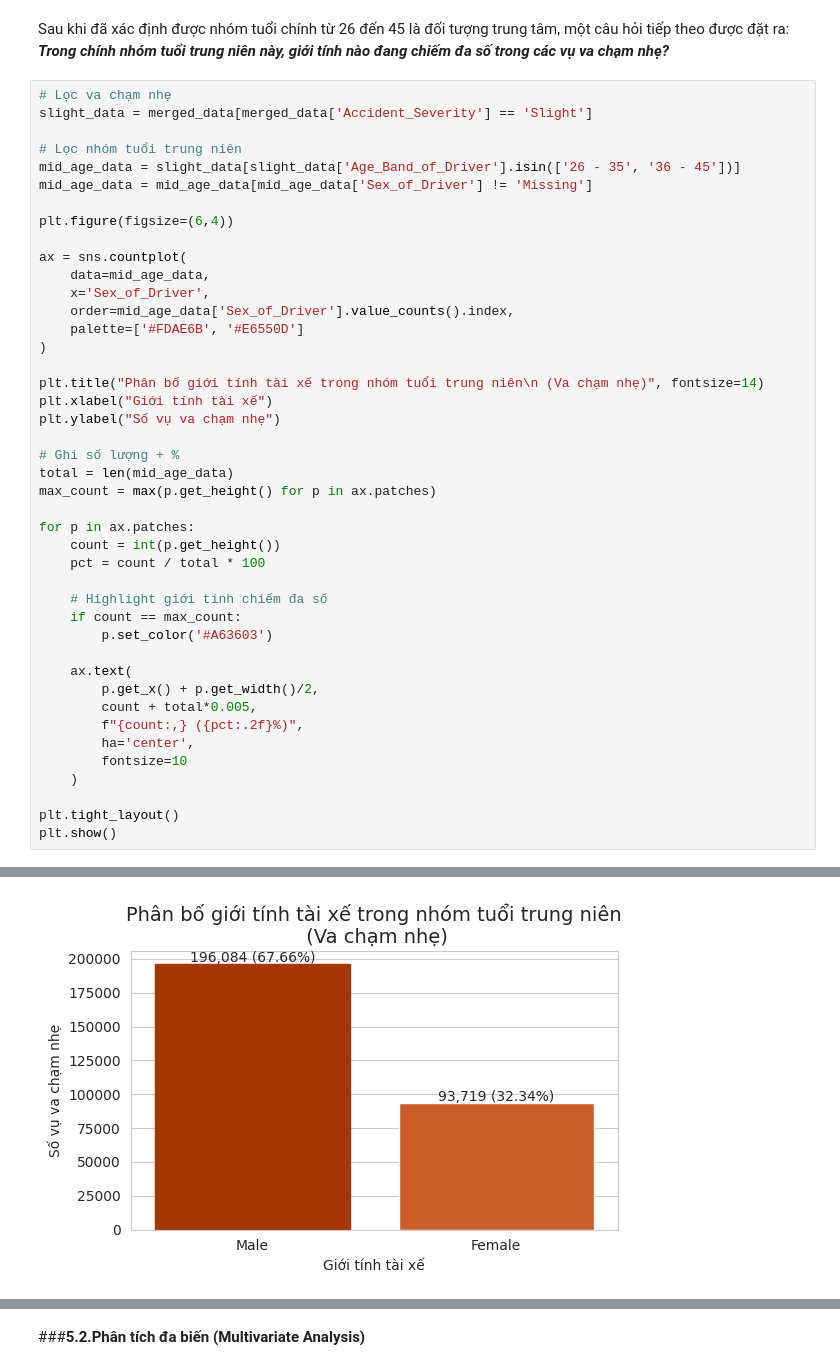
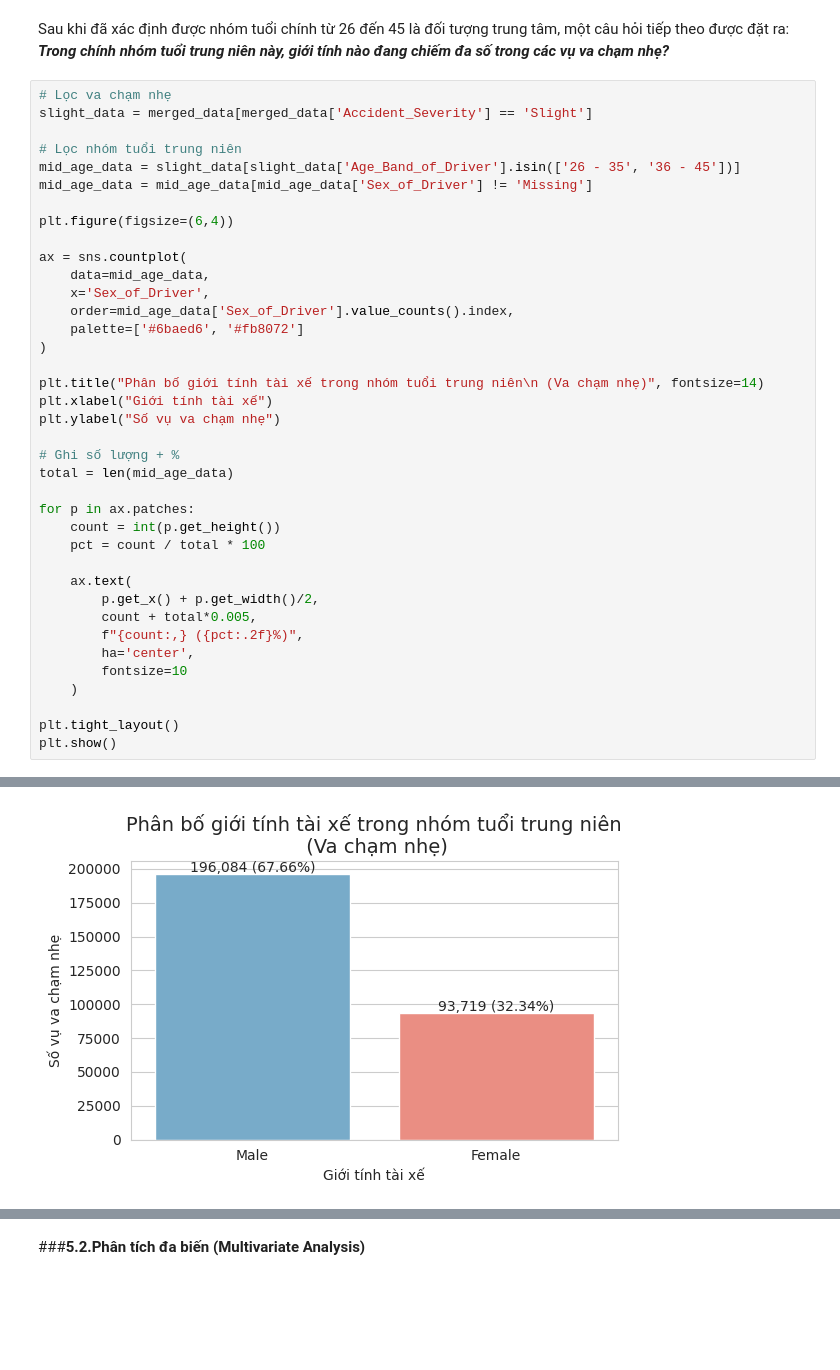
Before and after one commit to mihhwiNick/DA_project, a Jupyter notebook: UK_Road_Traffic_Accident_DA.ipynb, the cells around one changed output, grey strips where cells are left out. Cells and saved outputs as stored; diff of their text form; blank space fills up the shorter version.

```diff
--- a/UK_Road_Traffic_Accident_DA.ipynb
+++ b/UK_Road_Traffic_Accident_DA.ipynb
@@ -1467,37 +1467,32 @@ ax = sns.countplot(
     data=mid_age_data,
     x='Sex_of_Driver',
     order=mid_age_data['Sex_of_Driver'].value_counts().index,
-    palette=['#FDAE6B', '#E6550D']
+    palette=['#6baed6', '#fb8072']
 )
 
 plt.title("Phân bố giới tính tài xế trong nhóm tuổi trung niên\n (Va chạm nhẹ)", fontsize=14)
 plt.xlabel("Giới tính tài xế")
 plt.ylabel("Số vụ va chạm nhẹ")
 
 # Ghi số lượng + %
 total = len(mid_age_data)
-max_count = max(p.get_height() for p in ax.patches)
 
 for p in ax.patches:
     count = int(p.get_height())
     pct = count / total * 100
-
-    # Highlight giới tính chiếm đa số
-    if count == max_count:
-        p.set_color('#A63603')
 
     ax.text(
         p.get_x() + p.get_width()/2,
         count + total*0.005,
         f"{count:,} ({pct:.2f}%)",
         ha='center',
         fontsize=10
     )
 
 plt.tight_layout()
 plt.show()
 # %% [output]
 Passing `palette` without assigning `hue` is deprecated and will be removed in v0.14.0. Assign the `x` variable to `hue` and set `legend=False` for the same effect.
 
   ax = sns.countplot(
-[figure, old version]
+[figure, new version]
```
Also changed, not shown: parts of 3 cells of this notebook.
